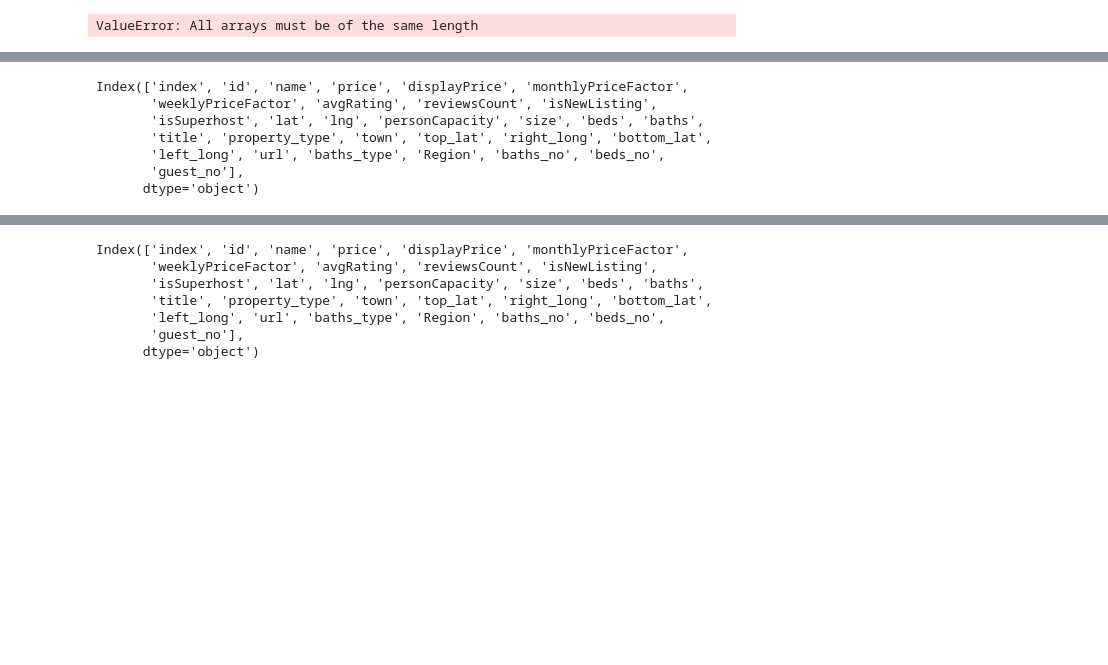
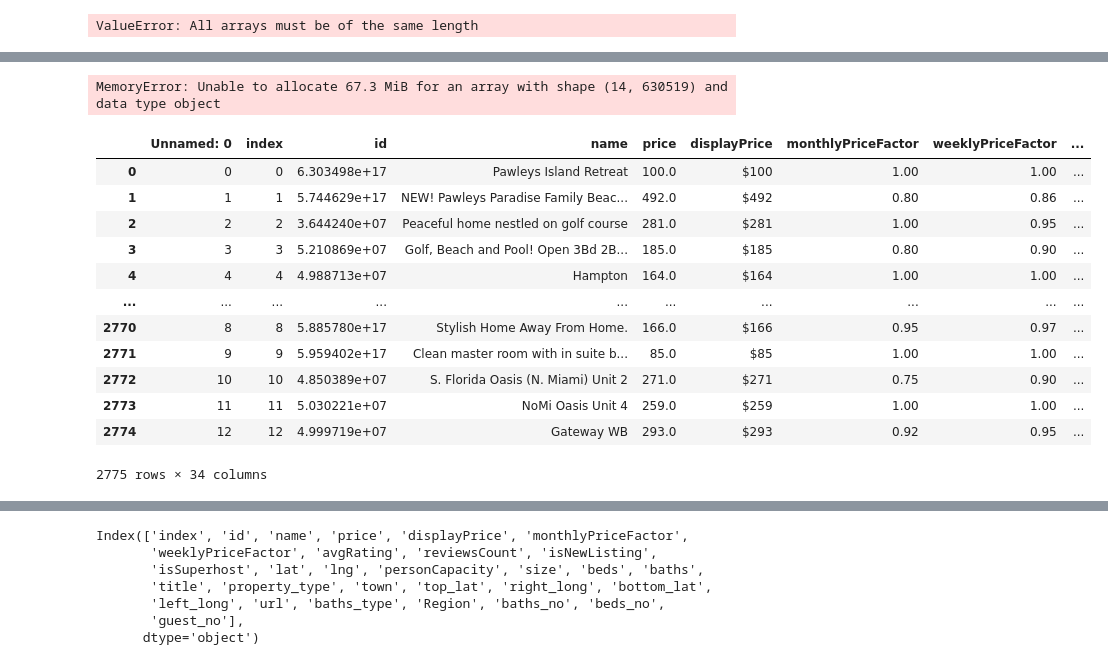
Before and after one commit to mattgilgo/airbnb_reports, a Jupyter notebook: table_generation.ipynb, the cells around one changed output, grey strips where cells are left out. Drawn from its saved outputs; the diff is of its cells as text; code cells hidden in the pictures; blank space fills up the shorter version.

Commit message:
working on adding avg house value vs listing by bed size

```diff
--- a/table_generation.ipynb
+++ b/table_generation.ipynb
@@ -263,5 +267,9 @@ print('Time to run was ' + str(start_time-end_time))
 # %%
-#city_data = pd.read_csv('resource_data/uscities.csv')
+listing_data_static = pd.read_csv('listings_w_states.csv')
+city_data = pd.read_csv('resource_data/uscities.csv')
+state_convert = city_data[['state_name','state_id']]
+state_convert = state_convert.drop_duplicates()
+listing_data_static = listing_data_static.merge(state_convert, left_on='state', right_on='state_name')
 #home_value = pd.read_csv('resource_data/home_value_zillow.csv')
 home_value_1bed = pd.read_csv('resource_data/zillow_city_onebed.csv')
 home_value_2bed = pd.read_csv('resource_data/zillow_city_twobed.csv')
@@ -270,36 +278,31 @@ home_value_4bed = pd.read_csv('resource_data/zillow_city_fourbed.csv')
 home_value_5plusbed = pd.read_csv('resource_data/zillow_city_fiveplusbed.csv')
 
 home_value_1bed['RegionName'] = home_value_1bed['RegionName'].str.lower()
-home_value_1bed_reduced = home_value_1bed[['RegionName','CountyName', 'Metro', 'State', '2022-04-30']]
+home_value_1bed_reduced = home_value_1bed[['RegionName','CountyName', 'Metro', 'StateName','State', '2022-04-30']]
 home_value_1bed_reduced['num_beds'] = 1
 
 home_value_2bed['RegionName'] = home_value_2bed['RegionName'].str.lower()
-home_value_2bed_reduced = home_value_2bed[['RegionName','CountyName', 'Metro', 'State', '2022-04-30']]
+home_value_2bed_reduced = home_value_2bed[['RegionName','CountyName', 'Metro', 'StateName','State', '2022-04-30']]
 home_value_2bed_reduced['num_beds'] = 2
 
 home_value_3bed['RegionName'] = home_value_3bed['RegionName'].str.lower()
-home_value_3bed_reduced = home_value_3bed[['RegionName','CountyName', 'Metro', 'State', '2022-04-30']]
+home_value_3bed_reduced = home_value_3bed[['RegionName','CountyName', 'Metro', 'StateName','State', '2022-04-30']]
 home_value_3bed_reduced['num_beds'] = 3
 
 home_value_4bed['RegionName'] = home_value_4bed['RegionName'].str.lower()
-home_value_4bed_reduced = home_value_4bed[['RegionName','CountyName', 'Metro', 'State', '2022-04-30']]
+home_value_4bed_reduced = home_value_4bed[['RegionName','CountyName', 'Metro', 'StateName','State', '2022-04-30']]
 home_value_4bed_reduced['num_beds'] = 4
 
 home_value_5plusbed['RegionName'] = home_value_5plusbed['RegionName'].str.lower()
-home_value_5plusbed_reduced = home_value_5plusbed[['RegionName','CountyName', 'Metro', 'State', '2022-04-30']]
+home_value_5plusbed_reduced = home_value_5plusbed[['RegionName','CountyName', 'Metro', 'StateName','State', '2022-04-30']]
 home_value_5plusbed_reduced['num_beds'] = 5
 
 home_values = home_value_1bed_reduced.append(home_value_2bed_reduced)
 home_values = home_values.append(home_value_3bed_reduced)
 home_values = home_values.append(home_value_4bed_reduced)
 home_values = home_values.append(home_value_5plusbed_reduced)
+
+listing_data_static = listing_data_static.merge(home_values, how='inner', left_on = ['state_id','beds_no'], right_on=['State','num_beds'])  # <-- Join to give avg house value for bedroom size
+#home_values = [['RegionName', 'CountyName', 'Metro', 'State', 'state_name', '2022-04-30', 'num_beds']]
+# %% [output]
+MemoryError: Unable to allocate 67.3 MiB for an array with shape (14, 630519) and data type object
-# %%
-listing_data.columns
-# %% [output]
-Index(['index', 'id', 'name', 'price', 'displayPrice', 'monthlyPriceFactor',
-       'weeklyPriceFactor', 'avgRating', 'reviewsCount', 'isNewListing',
-       'isSuperhost', 'lat', 'lng', 'personCapacity', 'size', 'beds', 'baths',
-       'title', 'property_type', 'town', 'top_lat', 'right_long', 'bottom_lat',
-       'left_long', 'url', 'baths_type', 'Region', 'baths_no', 'beds_no',
-       'guest_no'],
-      dtype='object')
@@ -312,0 +309,16 @@ listing_data_grouped = listing_data.groupby('id')
+# %%
+listing_data_static
+# %% [output]
+|  | Unnamed: 0 | index | id | name | price | displayPrice | monthlyPriceFactor | weeklyPriceFactor | ... |
+| 0 | 0 | 0 | 6.303498e+17 | Pawleys Island Retreat | 100.0 | $100 | 1.00 | 1.00 | ... |
+| 1 | 1 | 1 | 5.744629e+17 | NEW! Pawleys Paradise Family Beac... | 492.0 | $492 | 0.80 | 0.86 | ... |
+| 2 | 2 | 2 | 3.644240e+07 | Peaceful home nestled on golf course | 281.0 | $281 | 1.00 | 0.95 | ... |
+| 3 | 3 | 3 | 5.210869e+07 | Golf, Beach and Pool! Open 3Bd 2B... | 185.0 | $185 | 0.80 | 0.90 | ... |
+| 4 | 4 | 4 | 4.988713e+07 | Hampton | 164.0 | $164 | 1.00 | 1.00 | ... |
+| ... | ... | ... | ... | ... | ... | ... | ... | ... | ... |
+| 2770 | 8 | 8 | 5.885780e+17 | Stylish Home Away From Home. | 166.0 | $166 | 0.95 | 0.97 | ... |
+| 2771 | 9 | 9 | 5.959402e+17 | Clean master room with in suite b... | 85.0 | $85 | 1.00 | 1.00 | ... |
+| 2772 | 10 | 10 | 4.850389e+07 | S. Florida Oasis (N. Miami) Unit 2 | 271.0 | $271 | 0.75 | 0.90 | ... |
+| 2773 | 11 | 11 | 5.030221e+07 | NoMi Oasis Unit 4 | 259.0 | $259 | 1.00 | 1.00 | ... |
+| 2774 | 12 | 12 | 4.999719e+07 | Gateway WB | 293.0 | $293 | 0.92 | 0.95 | ... |
+2775 rows × 34 columns
```
Also changed, not shown: parts of 5 cells of this notebook.
